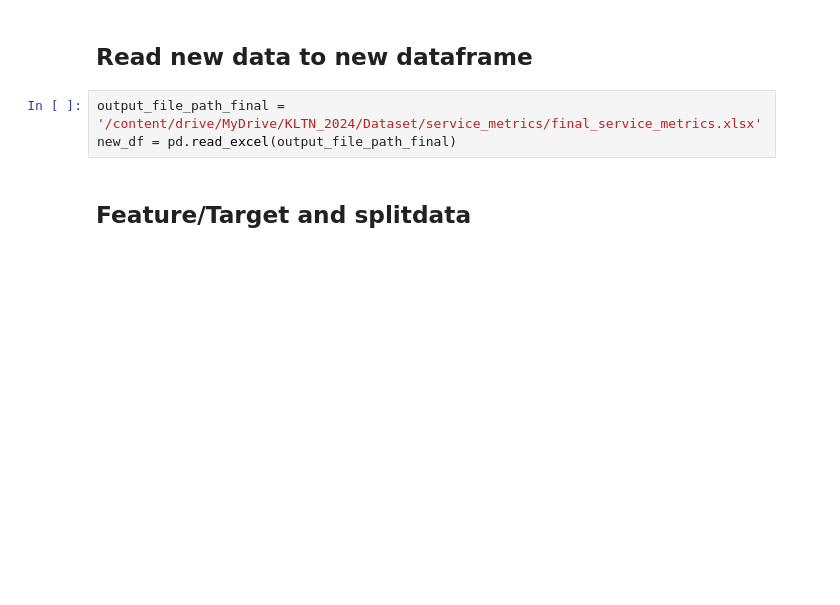
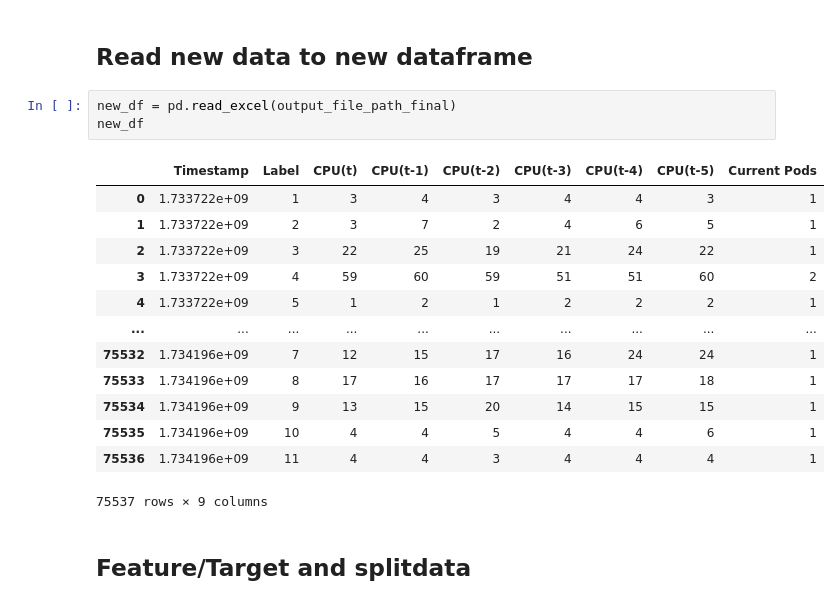
Before and after one commit to TranManhSon/Predict-Kubernetes-Resource, a Jupyter notebook: Notebook/ANN_predict.ipynb, the cells around one changed output. Saved outputs shown, nothing was run; the diff lists cells and outputs as text; blank space fills up the shorter version.

```diff
--- a/Notebook/ANN_predict.ipynb
+++ b/Notebook/ANN_predict.ipynb
@@ -90,8 +104,22 @@ df_sorted.to_excel(output_file_path_final, index=False)
 # %% [markdown]
 ## Read new data to new dataframe
 # %%
-output_file_path_final = '/content/drive/MyDrive/KLTN_2024/Dataset/service_metrics/final_service_metrics.xlsx'
 new_df = pd.read_excel(output_file_path_final)
+new_df
+# %% [output]
+|  | Timestamp | Label | CPU(t) | CPU(t-1) | CPU(t-2) | CPU(t-3) | CPU(t-4) | CPU(t-5) | Current Pods |
+| 0 | 1.733722e+09 | 1 | 3 | 4 | 3 | 4 | 4 | 3 | 1 |
+| 1 | 1.733722e+09 | 2 | 3 | 7 | 2 | 4 | 6 | 5 | 1 |
+| 2 | 1.733722e+09 | 3 | 22 | 25 | 19 | 21 | 24 | 22 | 1 |
+| 3 | 1.733722e+09 | 4 | 59 | 60 | 59 | 51 | 51 | 60 | 2 |
+| 4 | 1.733722e+09 | 5 | 1 | 2 | 1 | 2 | 2 | 2 | 1 |
+| ... | ... | ... | ... | ... | ... | ... | ... | ... | ... |
+| 75532 | 1.734196e+09 | 7 | 12 | 15 | 17 | 16 | 24 | 24 | 1 |
+| 75533 | 1.734196e+09 | 8 | 17 | 16 | 17 | 17 | 17 | 18 | 1 |
+| 75534 | 1.734196e+09 | 9 | 13 | 15 | 20 | 14 | 15 | 15 | 1 |
+| 75535 | 1.734196e+09 | 10 | 4 | 4 | 5 | 4 | 4 | 6 | 1 |
+| 75536 | 1.734196e+09 | 11 | 4 | 4 | 3 | 4 | 4 | 4 | 1 |
+75537 rows × 9 columns
 # %% [markdown]
 ## Feature/Target and splitdata
 # %%
```
Also changed, not shown: parts of 25 cells of this notebook, 8 other files.
